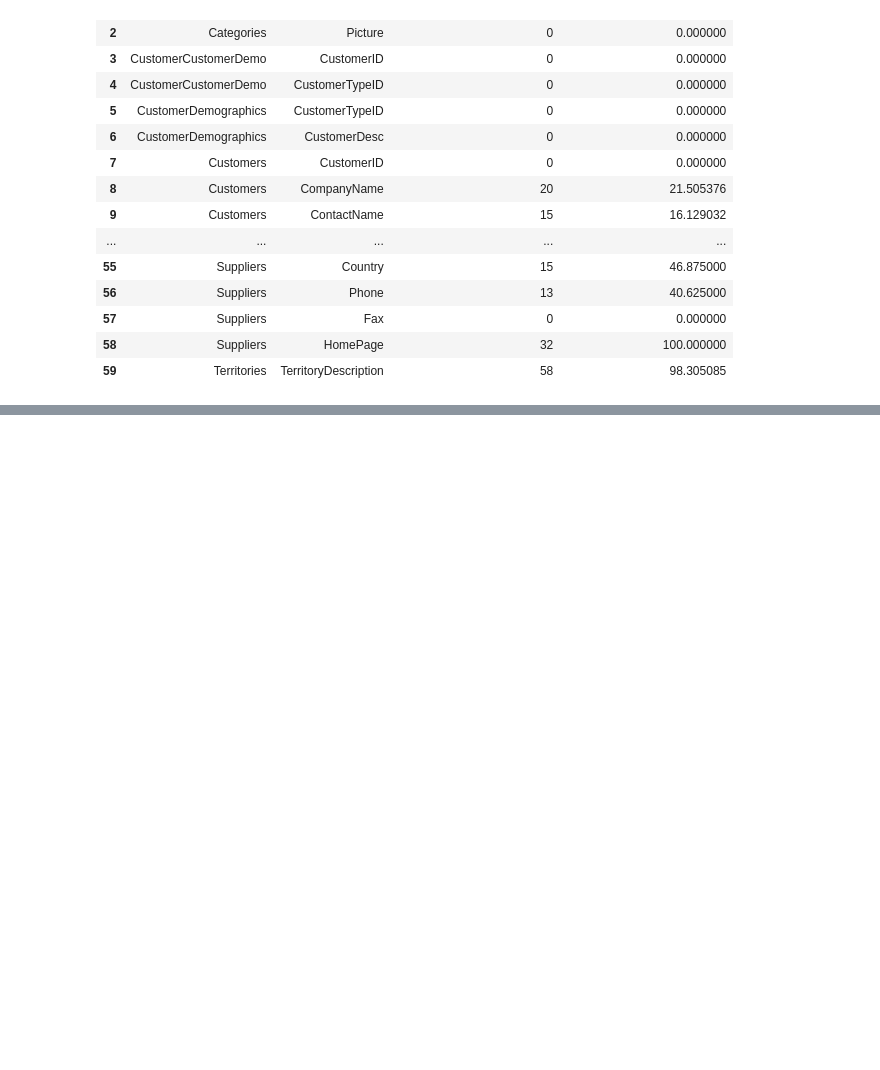
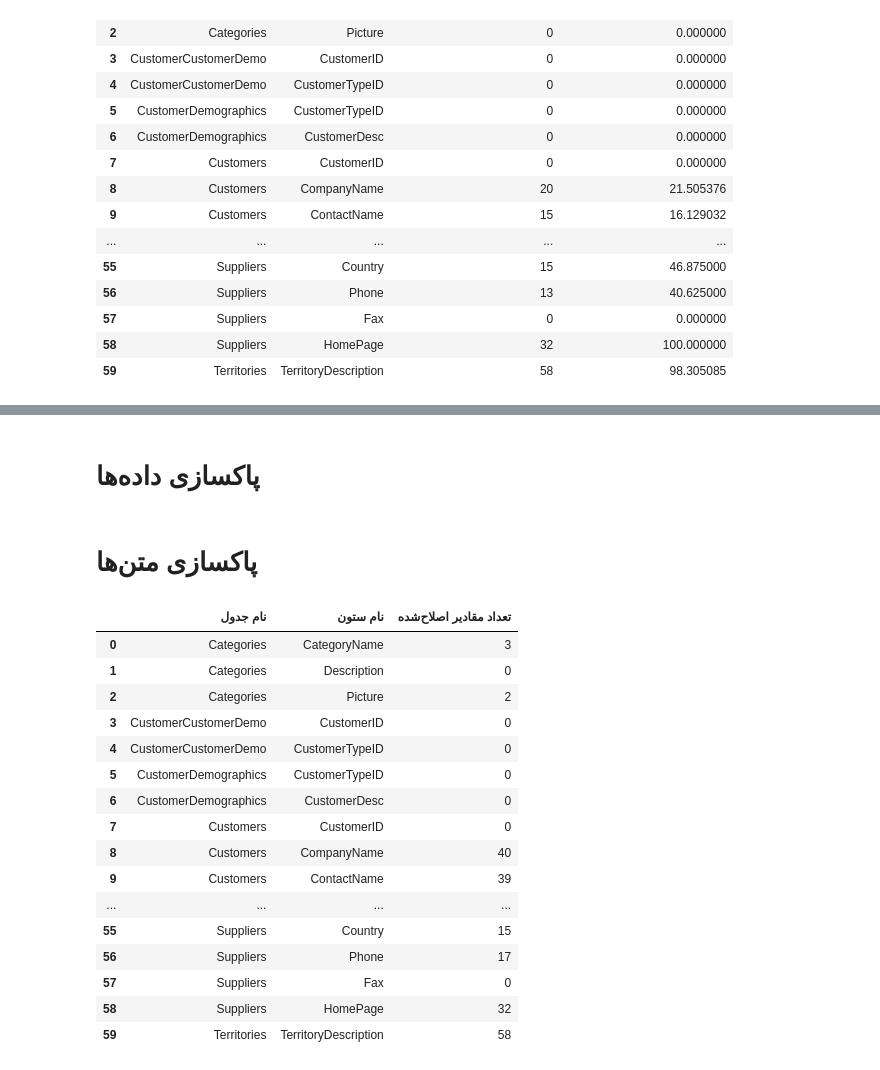
Before and after one commit to IT-Team-14042/IT-14042, a Jupyter notebook: notebooks/phase1.ipynb, the cells around one changed output, grey strips where cells are left out. Drawn from its saved outputs; the diff is of its cells as text; code cells hidden in the pictures; blank space fills up the shorter version.

```diff
--- a/notebooks/phase1.ipynb
+++ b/notebooks/phase1.ipynb
@@ -151,8 +149,8 @@ for table_name, df in tables.items():
         median_value = df[column].median()
 
         numeric_missing_rows.append({
-            "نام جدول": table_name,
-            "نام ستون": column,
+            COL_TABLE: table_name,
+            COL_COLUMN: column,
             "تعداد Missing": missing_count,
             "درصد Missing": float(missing_percent),
             "Mean": mean_value,
@@ -161,13 +159,7 @@ for table_name, df in tables.items():
         })
 
 numeric_missing_summary = pd.DataFrame(numeric_missing_rows, columns=[
-    "نام جدول",
-    "نام ستون",
-    "تعداد Missing",
-    "درصد Missing",
-    "Mean",
-    "Median",
-    "اختلاف Mean و Median",
+    COL_TABLE, COL_COLUMN, "تعداد Missing", "درصد Missing", "Mean", "Median", "اختلاف Mean و Median"
 ])
 
 display(numeric_missing_summary)
@@ -371,0 +345,2 @@ Original dirty data files were not changed.
+# %% [markdown]
+# پاکسازی داده‌ها
@@ -371,0 +352,37 @@ Original dirty data files were not changed.
+# %% [markdown]
+# پاکسازی متن‌ها
+# %%
+text_cleaning_rows = []
+
+for table_name, df in tables_clean.items():
+    text_columns = df.select_dtypes(include=["object", "string"]).columns
+
+    for column in text_columns:
+        original_values = df[column]
+        non_missing_values = original_values.dropna()
+        cleaned_values = non_missing_values.astype(str).str.strip().str.replace(r"\s+", " ", regex=True)
+        changed_count = int((non_missing_values.astype(str) != cleaned_values).sum())
+        df.loc[non_missing_values.index, column] = cleaned_values
+
+        text_cleaning_rows.append({COL_TABLE: table_name, COL_COLUMN: column, "تعداد مقادیر اصلاح‌شده": changed_count})
+
+text_cleaning_report = pd.DataFrame(text_cleaning_rows, columns=[COL_TABLE, COL_COLUMN, "تعداد مقادیر اصلاح‌شده"])
+display(text_cleaning_report)
+# %% [output]
+|  | نام جدول | نام ستون | تعداد مقادیر اصلاح‌شده |
+| 0 | Categories | CategoryName | 3 |
+| 1 | Categories | Description | 0 |
+| 2 | Categories | Picture | 2 |
+| 3 | CustomerCustomerDemo | CustomerID | 0 |
+| 4 | CustomerCustomerDemo | CustomerTypeID | 0 |
+| 5 | CustomerDemographics | CustomerTypeID | 0 |
+| 6 | CustomerDemographics | CustomerDesc | 0 |
+| 7 | Customers | CustomerID | 0 |
+| 8 | Customers | CompanyName | 40 |
+| 9 | Customers | ContactName | 39 |
+| ... | ... | ... | ... |
+| 55 | Suppliers | Country | 15 |
+| 56 | Suppliers | Phone | 17 |
+| 57 | Suppliers | Fax | 0 |
+| 58 | Suppliers | HomePage | 32 |
+| 59 | Territories | TerritoryDescription | 58 |
```
Also changed, not shown: parts of 26 cells of this notebook, 8 other files.
